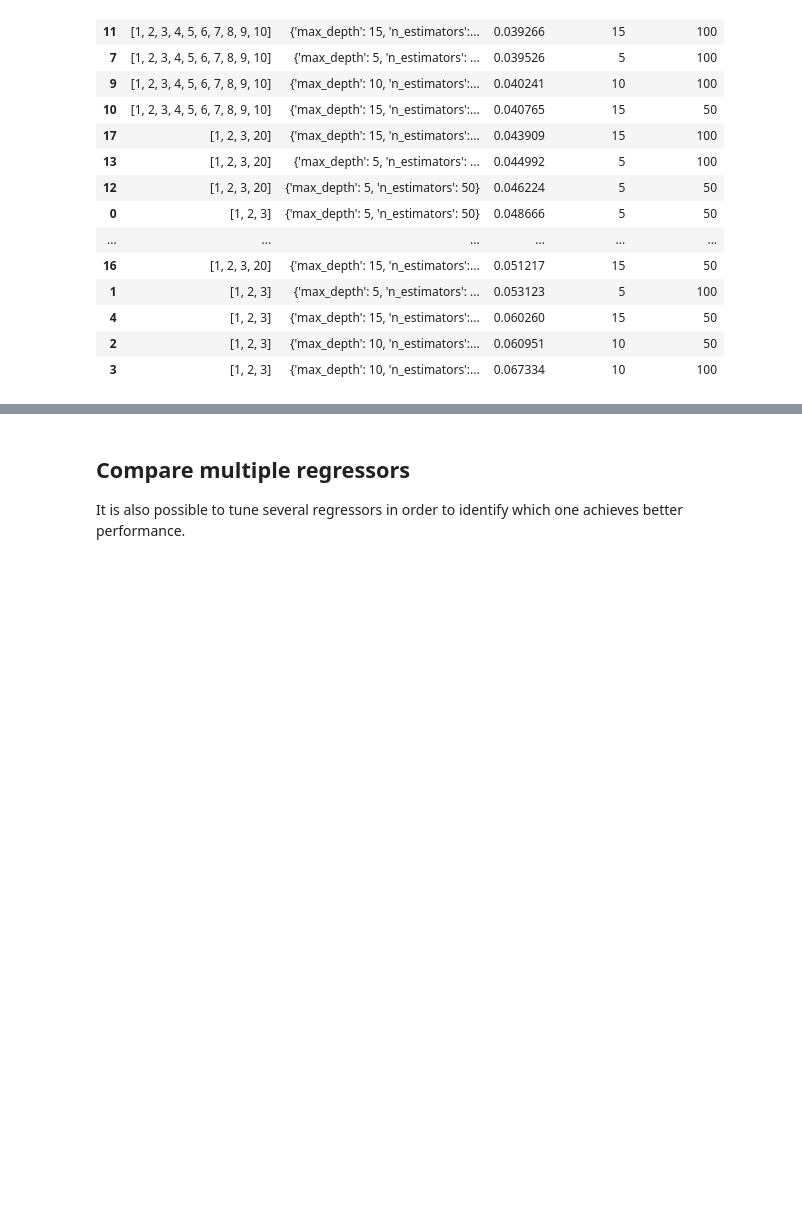
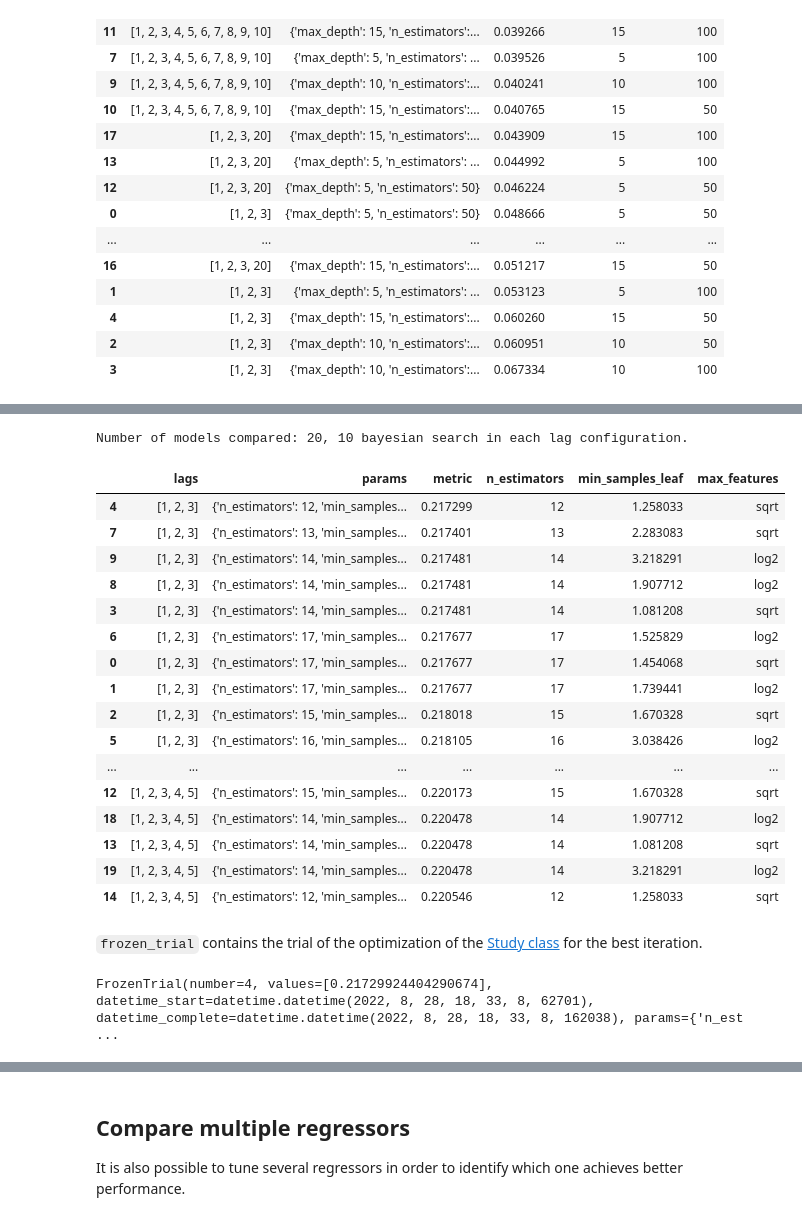
Before and after one commit to JoaquinAmatRodrigo/skforecast, a Jupyter notebook: docs/user_guides/hyperparameter-tuning-and-lags-selection.ipynb, the cells around one changed output, grey strips where cells are left out. Cells and saved outputs as stored; diff of their text form; code cells hidden in the pictures; blank space fills up the shorter version.

```diff
--- a/docs/user_guides/hyperparameter-tuning-and-lags-selection.ipynb
+++ b/docs/user_guides/hyperparameter-tuning-and-lags-selection.ipynb
@@ -273,2 +218,66 @@ Skforecast includes two bayesian optimization engines: [scikit-optimize](https:/
+# %%
+# Bayesian search hyperparameter and lags with Optuna
+# ==============================================================================
+forecaster = ForecasterAutoreg(
+                regressor = RandomForestRegressor(random_state=123),
+                lags      = 10 # Placeholder, the value will be overwritten
+             )
+
+# Lags used as predictors
+lags_grid = [3, 5]
+
+# Regressor hyperparameters search space
+def search_space(trial):
+    search_space  = {'n_estimators'     : trial.suggest_int('n_estimators', 10, 20),
+                     'min_samples_leaf' : trial.suggest_float('min_samples_leaf', 1., 3.7, log=True),
+                     'max_features'     : trial.suggest_categorical('max_features', ['log2', 'sqrt'])
+                    }
+    return search_space
+
+results, frozen_trial = bayesian_search_forecaster(
+                            forecaster            = forecaster,
+                            y                     = data.loc[:end_val, 'y'],
+                            lags_grid             = lags_grid,
+                            search_space          = search_space,
+                            steps                 = 12,
+                            metric                = 'mean_absolute_error',
+                            refit                 = True,
+                            initial_train_size    = len(data.loc[:end_train]),
+                            fixed_train_size      = True,
+                            n_trials              = 10,
+                            random_state          = 123,
+                            return_best           = False,
+                            verbose               = False,
+                            engine                = 'optuna',
+                            kwargs_create_study   = {},
+                            kwargs_study_optimize = {}
+                        )
+
+results
+# %% [output]
+Number of models compared: 20, 10 bayesian search in each lag configuration.
+|  | lags | params | metric | n_estimators | min_samples_leaf | max_features |
+| 4 | [1, 2, 3] | {'n_estimators': 12, 'min_samples... | 0.217299 | 12 | 1.258033 | sqrt |
+| 7 | [1, 2, 3] | {'n_estimators': 13, 'min_samples... | 0.217401 | 13 | 2.283083 | sqrt |
+| 9 | [1, 2, 3] | {'n_estimators': 14, 'min_samples... | 0.217481 | 14 | 3.218291 | log2 |
+| 8 | [1, 2, 3] | {'n_estimators': 14, 'min_samples... | 0.217481 | 14 | 1.907712 | log2 |
+| 3 | [1, 2, 3] | {'n_estimators': 14, 'min_samples... | 0.217481 | 14 | 1.081208 | sqrt |
+| 6 | [1, 2, 3] | {'n_estimators': 17, 'min_samples... | 0.217677 | 17 | 1.525829 | log2 |
+| 0 | [1, 2, 3] | {'n_estimators': 17, 'min_samples... | 0.217677 | 17 | 1.454068 | sqrt |
+| 1 | [1, 2, 3] | {'n_estimators': 17, 'min_samples... | 0.217677 | 17 | 1.739441 | log2 |
+| 2 | [1, 2, 3] | {'n_estimators': 15, 'min_samples... | 0.218018 | 15 | 1.670328 | sqrt |
+| 5 | [1, 2, 3] | {'n_estimators': 16, 'min_samples... | 0.218105 | 16 | 3.038426 | log2 |
+| ... | ... | ... | ... | ... | ... | ... |
+| 12 | [1, 2, 3, 4, 5] | {'n_estimators': 15, 'min_samples... | 0.220173 | 15 | 1.670328 | sqrt |
+| 18 | [1, 2, 3, 4, 5] | {'n_estimators': 14, 'min_samples... | 0.220478 | 14 | 1.907712 | log2 |
+| 13 | [1, 2, 3, 4, 5] | {'n_estimators': 14, 'min_samples... | 0.220478 | 14 | 1.081208 | sqrt |
+| 19 | [1, 2, 3, 4, 5] | {'n_estimators': 14, 'min_samples... | 0.220478 | 14 | 3.218291 | log2 |
+| 14 | [1, 2, 3, 4, 5] | {'n_estimators': 12, 'min_samples... | 0.220546 | 12 | 1.258033 | sqrt |
+# %% [markdown]
+`frozen_trial` contains the trial of the optimization of the [Study class](https://optuna.readthedocs.io/en/stable/reference/generated/optuna.study.Study.html#optuna.study.Study) for the best iteration.
+# %%
+frozen_trial
+# %% [output]
+FrozenTrial(number=4, values=[0.21729924404290674], datetime_start=datetime.datetime(2022, 8, 28, 18, 33, 8, 62701), datetime_complete=datetime.datetime(2022, 8, 28, 18, 33, 8, 162038), params={'n_est ...
 # %% [markdown]
 ### Scikit-optimize
```
Also changed, not shown: parts of 24 cells of this notebook.
